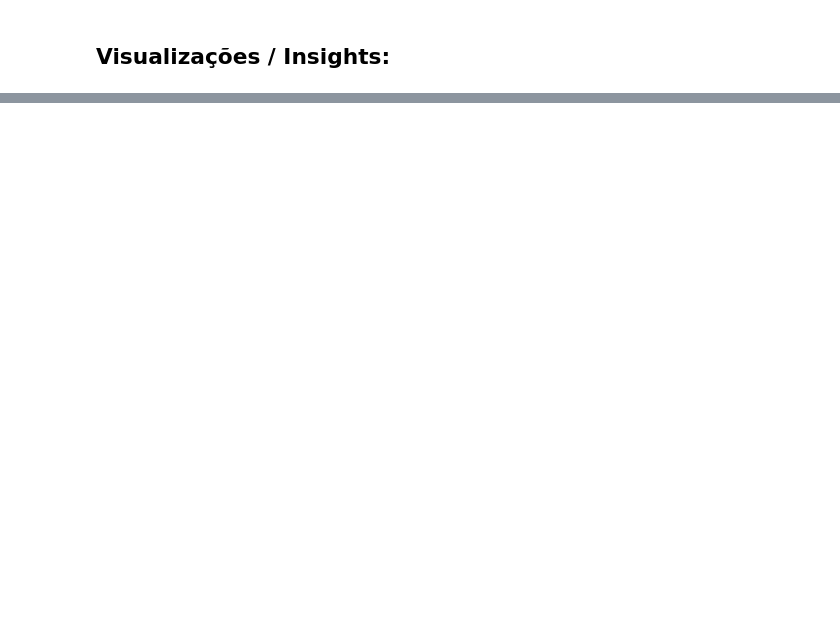
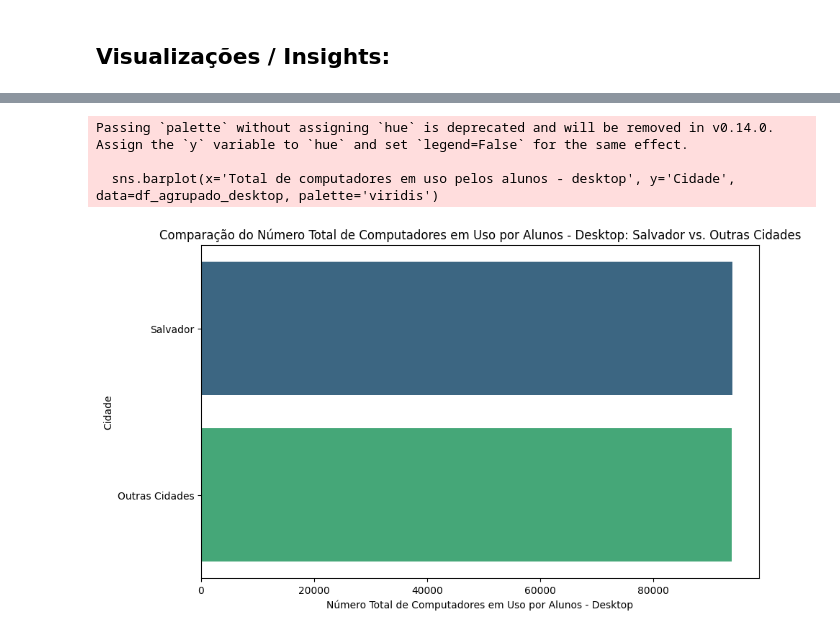
Before and after one commit to linieprado/projeto_final_ReprogramaOn26, a Jupyter notebook: analise-exploratoria/analise.ipynb, the cells around one changed output, grey strips where cells are left out. Saved outputs shown, nothing was run; the diff lists cells and outputs as text; code cells hidden in the pictures; blank space fills up the shorter version.

```diff
--- a/analise-exploratoria/analise.ipynb
+++ b/analise-exploratoria/analise.ipynb
@@ -184,0 +312,32 @@ Passing `palette` without assigning `hue` is deprecated and will be removed in v
+# %%
+# Filtrando a cidade de Salvador
+df_salvador = df[df['Cidade'] == 'Salvador']
+
+# Filtrando as cidades fora da Região Metropolitana de Salvador
+cidades_fora_rm = [cidade for cidade in df['Cidade'].unique() if cidade not in cidades_rm]
+df_fora_rm = df[df['Cidade'].isin(cidades_fora_rm)]
+
+# Totalizando os dados para Salvador
+total_salvador_desktop = df_salvador['Total de computadores em uso pelos alunos - desktop'].sum()
+
+# Totalizando os dados para as outras cidades
+total_outras_cidades_desktop = df_fora_rm['Total de computadores em uso pelos alunos - desktop'].sum()
+
+# Criando um DataFrame para os totais
+df_agrupado_desktop = pd.DataFrame({
+    'Cidade': ['Salvador', 'Outras Cidades'],
+    'Total de computadores em uso pelos alunos - desktop': [total_salvador_desktop, total_outras_cidades_desktop]
+})
+
+# Criando o gráfico de barras
+plt.figure(figsize=(10, 6))
+sns.barplot(x='Total de computadores em uso pelos alunos - desktop', y='Cidade', data=df_agrupado_desktop, palette='viridis')
+plt.title('Comparação do Número Total de Computadores em Uso por Alunos - Desktop: Salvador vs. Outras Cidades')
+plt.xlabel('Número Total de Computadores em Uso por Alunos - Desktop')
+plt.ylabel('Cidade')
+plt.show()
+# %% [output]
+Passing `palette` without assigning `hue` is deprecated and will be removed in v0.14.0. Assign the `y` variable to `hue` and set `legend=False` for the same effect.
+
+  sns.barplot(x='Total de computadores em uso pelos alunos - desktop', y='Cidade', data=df_agrupado_desktop, palette='viridis')
+[figure, added]
```
Also changed, not shown: parts of 29 cells of this notebook, 6 other files.
